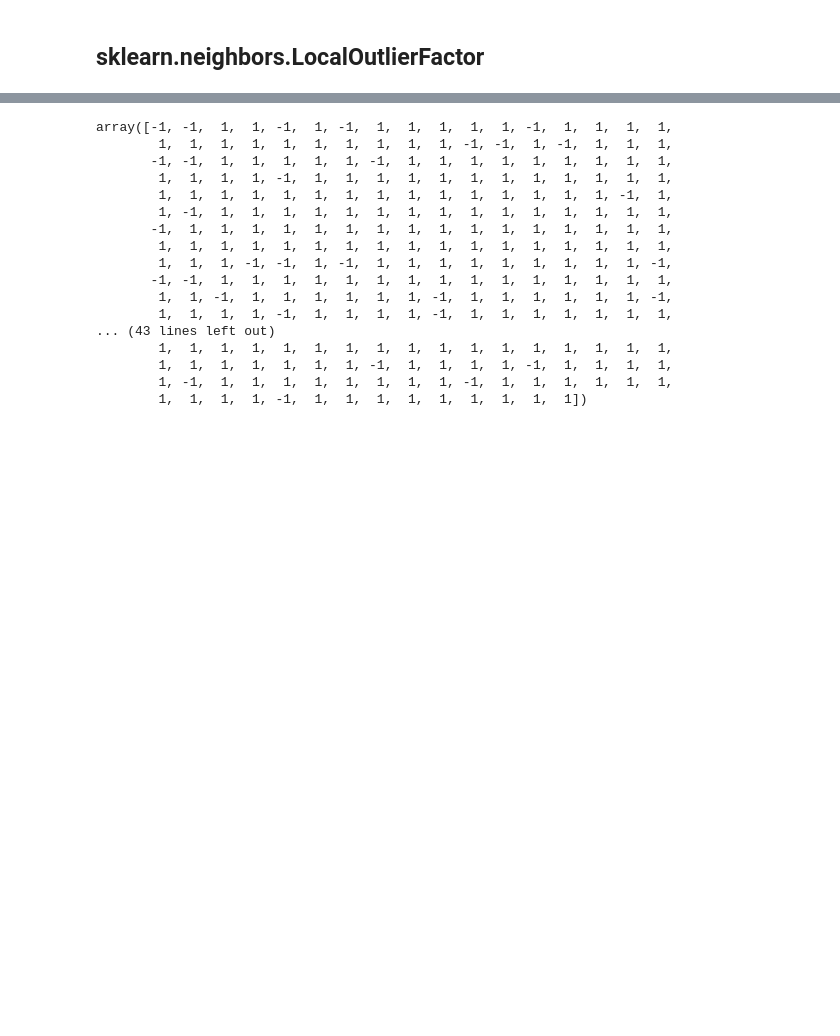
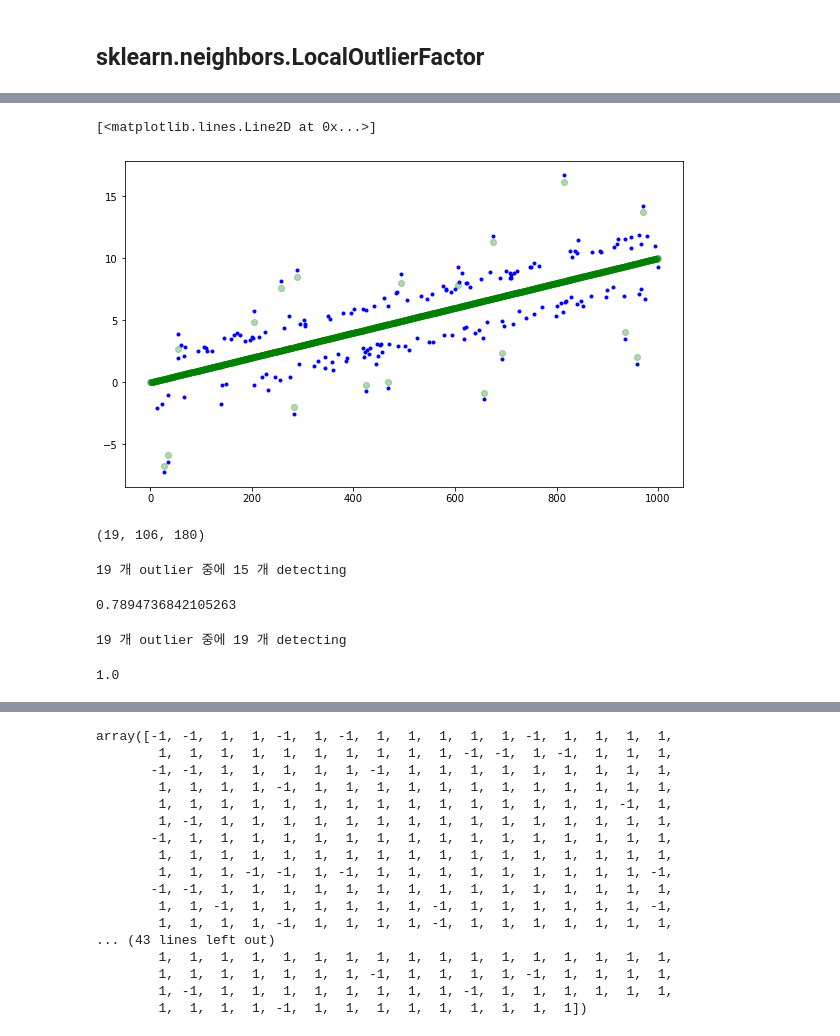
Before and after one commit to seoyeonc/ms, a Jupyter notebook: _notebooks/2022-10-26-comparison_study.ipynb, the cells around one changed output, grey strips where cells are left out. Cells and saved outputs as stored; diff of their text form; code cells hidden in the pictures; blank space fills up the shorter version.

```diff
--- a/_notebooks/2022-10-26-comparison_study.ipynb
+++ b/_notebooks/2022-10-26-comparison_study.ipynb
@@ -86,0 +161,8 @@ outlier_true_one = list(map(lambda x: -1 if x!=0 else 1,outlier_true_one))
+# %%
+_simul = SIMUL(_df)
+# %%
+_simul.fit()
+# %%
+outlier_simul_first_index = np.array(_simul.df.query('Residual**2>2').reset_index()['index'])
+# %%
+outlier_simul_first_value = np.array(_simul.df.query('Residual**2>2').reset_index()['y'])
@@ -86,0 +180,27 @@ outlier_true_one = list(map(lambda x: -1 if x!=0 else 1,outlier_true_one))
+# %%
+plt.figure(figsize=(10,6))
+plt.plot(outlier_simul_first_index,outlier_simul_first_value,'b.')
+plt.plot(_y1+xhat,'go',alpha=0.3)
+# %% [output]
+[<matplotlib.lines.Line2D at 0x...>]
+[figure, added]
+# %%
+len(outlier_true_value),len(outlier_first_value),len(_simul.df.query('Residual**2>2'))
+# %% [output]
+(19, 106, 180)
+# %%
+print(len(outlier_true_value),"개 outlier 중에",len(np.intersect1d(outlier_true_index,outlier_first_index)),"개 detecting")
+# %% [output]
+19 개 outlier 중에 15 개 detecting
+# %%
+len(np.intersect1d(outlier_true_index,outlier_first_index))/len(np.array(outlier_true_index).tolist()[0])
+# %% [output]
+0.7894736842105263
+# %%
+print(len(outlier_true_value),"개 outlier 중에",len(np.intersect1d(outlier_true_index,outlier_simul_first_index)),"개 detecting")
+# %% [output]
+19 개 outlier 중에 19 개 detecting
+# %%
+len(np.intersect1d(outlier_true_index,outlier_simul_first_index))/len(np.array(outlier_true_index).tolist()[0])
+# %% [output]
+1.0
```
Also changed, not shown: parts of 81 cells of this notebook.
